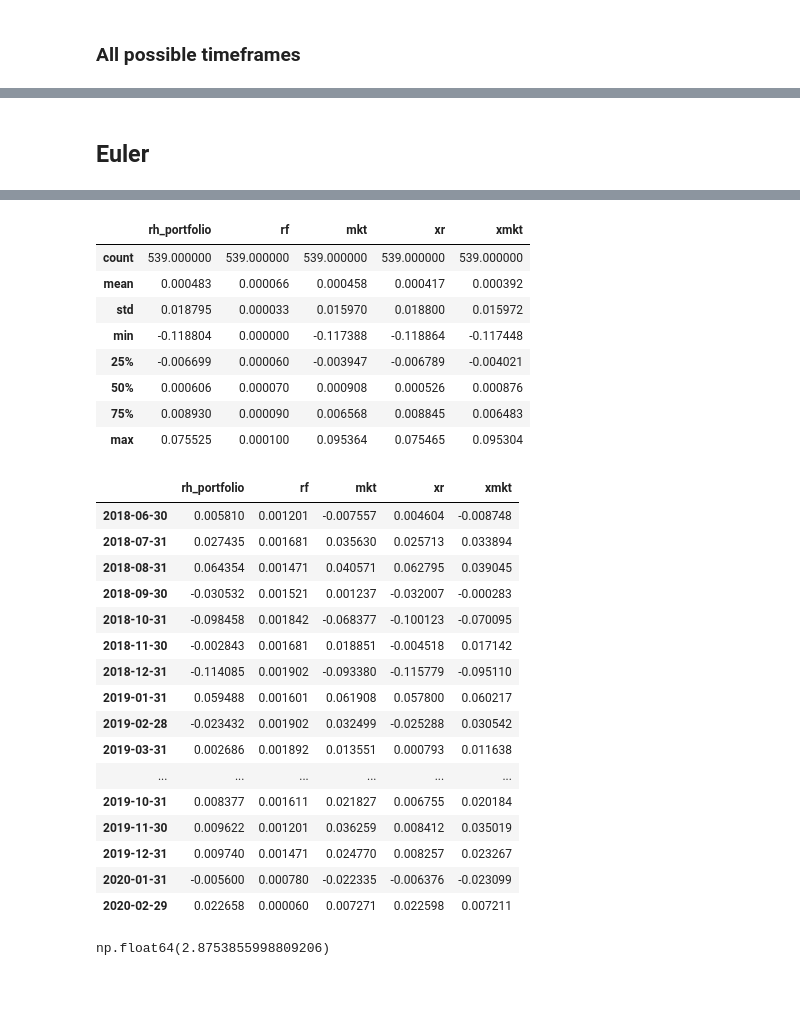
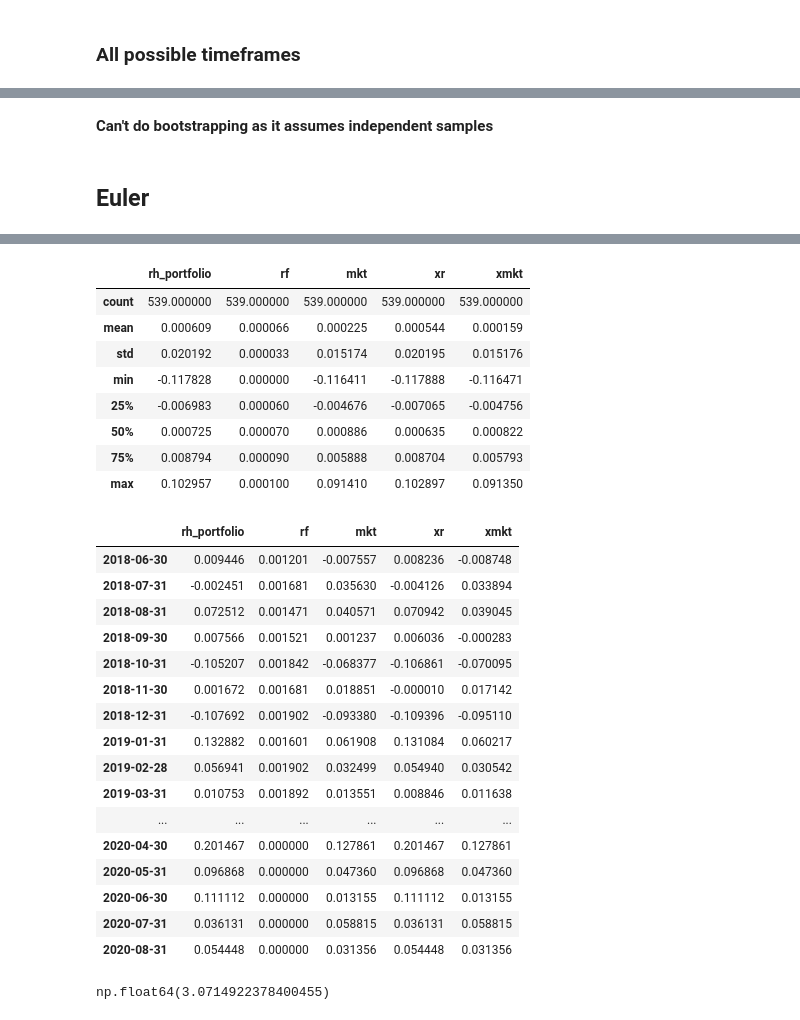
Before and after one commit to FedericoCortesi/Robinhood_data, a Jupyter notebook: notebooks/risk_tests.ipynb, the cells around one changed output, grey strips where cells are left out. Saved outputs shown, nothing was run; the diff lists cells and outputs as text; code cells hidden in the pictures; blank space fills up the shorter version.

```diff
--- a/notebooks/risk_tests.ipynb
+++ b/notebooks/risk_tests.ipynb
@@ -360,3 +226,5 @@ Gamma: -5.4373
+# %% [markdown]
+**Can't do bootstrapping as it assumes independent samples**
 # %% [markdown]
 ## Euler
 # %%
@@ -377,7 +245,7 @@ return_params = ReturnParams(
     append_start=False
 )
 
-an = Analyzer(compare_tickers=["VOO"], return_params=return_params, stocks_only=False, weights_application="number", dl_kwargs={"weights_method":"dollar"})
+an = Analyzer(compare_tickers=["VT"], return_params=return_params, stocks_only=False, weights_application="wealth", dl_kwargs={"weights_method":"dollar"})
 
 
 rt = RiskTests(an)
@@ -388,38 +256,38 @@ daily_factors.describe()
 |  | rh_portfolio | rf | mkt | xr | xmkt |
 | count | 539.000000 | 539.000000 | 539.000000 | 539.000000 | 539.000000 |
-| mean | 0.000483 | 0.000066 | 0.000458 | 0.000417 | 0.000392 |
-| std | 0.018795 | 0.000033 | 0.015970 | 0.018800 | 0.015972 |
-| min | -0.118804 | 0.000000 | -0.117388 | -0.118864 | -0.117448 |
-| 25% | -0.006699 | 0.000060 | -0.003947 | -0.006789 | -0.004021 |
-| 50% | 0.000606 | 0.000070 | 0.000908 | 0.000526 | 0.000876 |
-| 75% | 0.008930 | 0.000090 | 0.006568 | 0.008845 | 0.006483 |
-| max | 0.075525 | 0.000100 | 0.095364 | 0.075465 | 0.095304 |
+| mean | 0.000609 | 0.000066 | 0.000225 | 0.000544 | 0.000159 |
+| std | 0.020192 | 0.000033 | 0.015174 | 0.020195 | 0.015176 |
+| min | -0.117828 | 0.000000 | -0.116411 | -0.117888 | -0.116471 |
+| 25% | -0.006983 | 0.000060 | -0.004676 | -0.007065 | -0.004756 |
+| 50% | 0.000725 | 0.000070 | 0.000886 | 0.000635 | 0.000822 |
+| 75% | 0.008794 | 0.000090 | 0.005888 | 0.008704 | 0.005793 |
+| max | 0.102957 | 0.000100 | 0.091410 | 0.102897 | 0.091350 |
 # %%
 monnthly_factors = rt.resample_factors()
 monnthly_factors
 # %% [output]
 |  | rh_portfolio | rf | mkt | xr | xmkt |
-| 2018-06-30 | 0.005810 | 0.001201 | -0.007557 | 0.004604 | -0.008748 |
-| 2018-07-31 | 0.027435 | 0.001681 | 0.035630 | 0.025713 | 0.033894 |
-| 2018-08-31 | 0.064354 | 0.001471 | 0.040571 | 0.062795 | 0.039045 |
-| 2018-09-30 | -0.030532 | 0.001521 | 0.001237 | -0.032007 | -0.000283 |
-| 2018-10-31 | -0.098458 | 0.001842 | -0.068377 | -0.100123 | -0.070095 |
-| 2018-11-30 | -0.002843 | 0.001681 | 0.018851 | -0.004518 | 0.017142 |
-| 2018-12-31 | -0.114085 | 0.001902 | -0.093380 | -0.115779 | -0.095110 |
-| 2019-01-31 | 0.059488 | 0.001601 | 0.061908 | 0.057800 | 0.060217 |
-| 2019-02-28 | -0.023432 | 0.001902 | 0.032499 | -0.025288 | 0.030542 |
-| 2019-03-31 | 0.002686 | 0.001892 | 0.013551 | 0.000793 | 0.011638 |
+| 2018-06-30 | 0.009446 | 0.001201 | -0.007557 | 0.008236 | -0.008748 |
+| 2018-07-31 | -0.002451 | 0.001681 | 0.035630 | -0.004126 | 0.033894 |
+| 2018-08-31 | 0.072512 | 0.001471 | 0.040571 | 0.070942 | 0.039045 |
+| 2018-09-30 | 0.007566 | 0.001521 | 0.001237 | 0.006036 | -0.000283 |
+| 2018-10-31 | -0.105207 | 0.001842 | -0.068377 | -0.106861 | -0.070095 |
+| 2018-11-30 | 0.001672 | 0.001681 | 0.018851 | -0.000010 | 0.017142 |
+| 2018-12-31 | -0.107692 | 0.001902 | -0.093380 | -0.109396 | -0.095110 |
+| 2019-01-31 | 0.132882 | 0.001601 | 0.061908 | 0.131084 | 0.060217 |
+| 2019-02-28 | 0.056941 | 0.001902 | 0.032499 | 0.054940 | 0.030542 |
+| 2019-03-31 | 0.010753 | 0.001892 | 0.013551 | 0.008846 | 0.011638 |
 | ... | ... | ... | ... | ... | ... |
-| 2019-10-31 | 0.008377 | 0.001611 | 0.021827 | 0.006755 | 0.020184 |
-| 2019-11-30 | 0.009622 | 0.001201 | 0.036259 | 0.008412 | 0.035019 |
-| 2019-12-31 | 0.009740 | 0.001471 | 0.024770 | 0.008257 | 0.023267 |
-| 2020-01-31 | -0.005600 | 0.000780 | -0.022335 | -0.006376 | -0.023099 |
-| 2020-02-29 | 0.022658 | 0.000060 | 0.007271 | 0.022598 | 0.007211 |
+| 2020-04-30 | 0.201467 | 0.000000 | 0.127861 | 0.201467 | 0.127861 |
+| 2020-05-31 | 0.096868 | 0.000000 | 0.047360 | 0.096868 | 0.047360 |
+| 2020-06-30 | 0.111112 | 0.000000 | 0.013155 | 0.111112 | 0.013155 |
+| 2020-07-31 | 0.036131 | 0.000000 | 0.058815 | 0.036131 | 0.058815 |
+| 2020-08-31 | 0.054448 | 0.000000 | 0.031356 | 0.054448 | 0.031356 |
 # %%
 gamma_gmm = rt.estimate_euler_gamma(df_returns=daily_factors)
 gamma_gmm
 # %% [output]
-np.float64(2.8753855998809206)
+np.float64(3.0714922378400455)
 # %%
 rt.find_cutoff_gamma()
 # %% [output]
```
Also changed, not shown: parts of 22 cells of this notebook, 57 other files.
